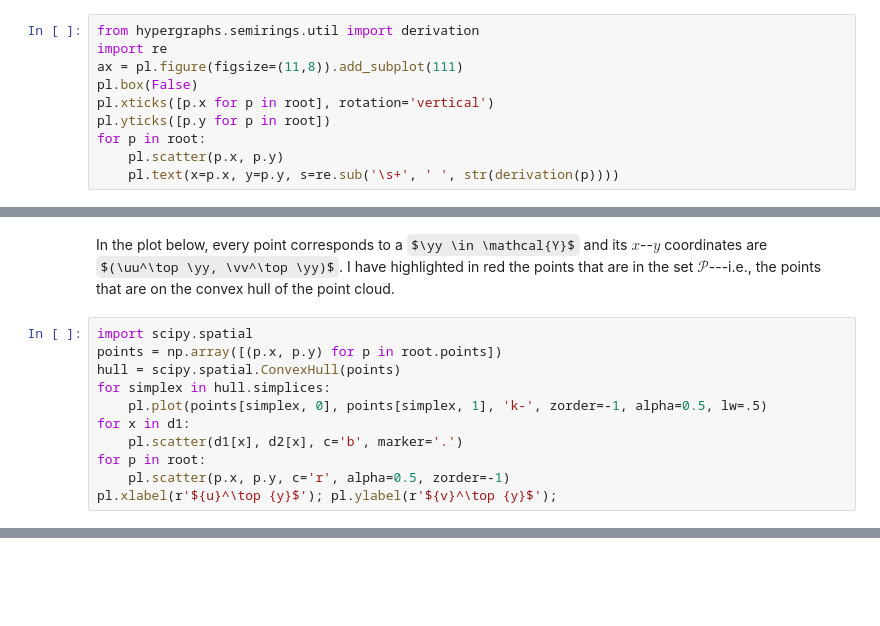
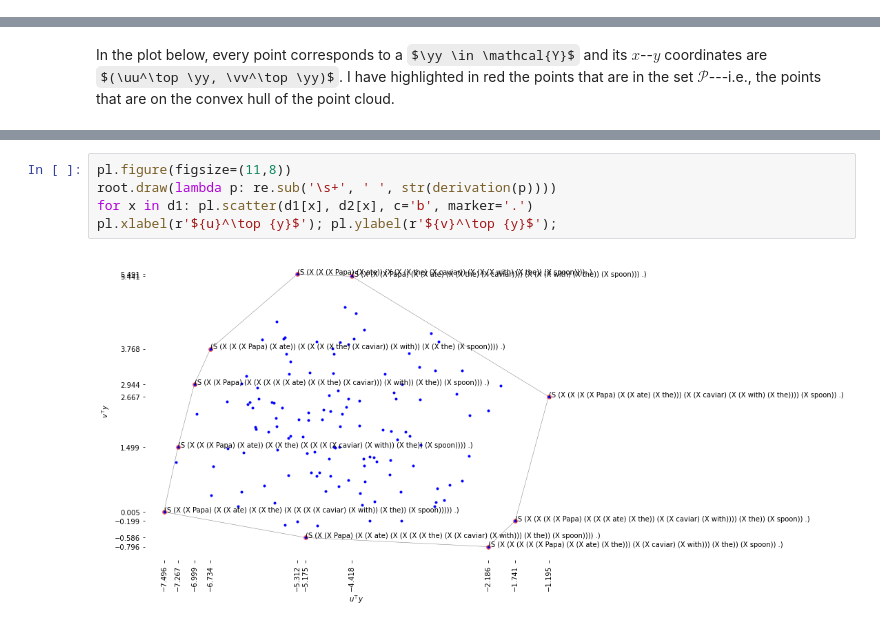
Before and after one commit to timvieira/hypergraphs, a Jupyter notebook: demos/Pareto-decoding.ipynb, the cells around one changed output, grey strips where cells are left out. Saved outputs shown, nothing was run; the diff lists cells and outputs as text; some formulas as TeX source; blank space fills up the shorter version.

```diff
--- a/demos/Pareto-decoding.ipynb
+++ b/demos/Pareto-decoding.ipynb
@@ -65,13 +108,3 @@ root = parse(sentence, grammar, binary, unary, terminal, ConvexHull.zero)[0,len(
 Below, we plot the convex hull found.  The x-axis and y-axis are the scores under the different weight vectors.
 
 - *TODO*: label the axes.
-# %%
-from hypergraphs.semirings.util import derivation
-import re
-ax = pl.figure(figsize=(11,8)).add_subplot(111)
-pl.box(False)
-pl.xticks([p.x for p in root], rotation='vertical')
-pl.yticks([p.y for p in root])
-for p in root:
-    pl.scatter(p.x, p.y)
-    pl.text(x=p.x, y=p.y, s=re.sub('\s+', ' ', str(derivation(p))))
@@ -100,14 +133,3 @@ d1 = {str(x.data): np.log(x.score) for x in root1}
 d2 = {str(x.data): np.log(x.score) for x in root2}
 # %% [markdown]
 In the plot below, every point corresponds to a $\yy \in \mathcal{Y}$ and its $x$--$y$ coordinates are $(\uu^\top \yy, \vv^\top \yy)$.  I have highlighted in red the points that are in the set $\mathcal{P}$---i.e., the points that are on the convex hull of the point cloud.
-# %%
-import scipy.spatial
-points = np.array([(p.x, p.y) for p in root.points])
-hull = scipy.spatial.ConvexHull(points)
-for simplex in hull.simplices:
-    pl.plot(points[simplex, 0], points[simplex, 1], 'k-', zorder=-1, alpha=0.5, lw=.5)
-for x in d1:
-    pl.scatter(d1[x], d2[x], c='b', marker='.')
-for p in root:
-    pl.scatter(p.x, p.y, c='r', alpha=0.5, zorder=-1)
-pl.xlabel(r'${u}^\top {y}$'); pl.ylabel(r'${v}^\top {y}$');
@@ -115,0 +136,7 @@ pl.xlabel(r'${u}^\top {y}$'); pl.ylabel(r'${v}^\top {y}$');
+# %%
+pl.figure(figsize=(11,8))
+root.draw(lambda p: re.sub('\s+', ' ', str(derivation(p))))
+for x in d1: pl.scatter(d1[x], d2[x], c='b', marker='.')
+pl.xlabel(r'${u}^\top {y}$'); pl.ylabel(r'${v}^\top {y}$');
+# %% [output]
+[figure, added]
```
Also changed, not shown: parts of 14 cells of this notebook, 2 other files.
